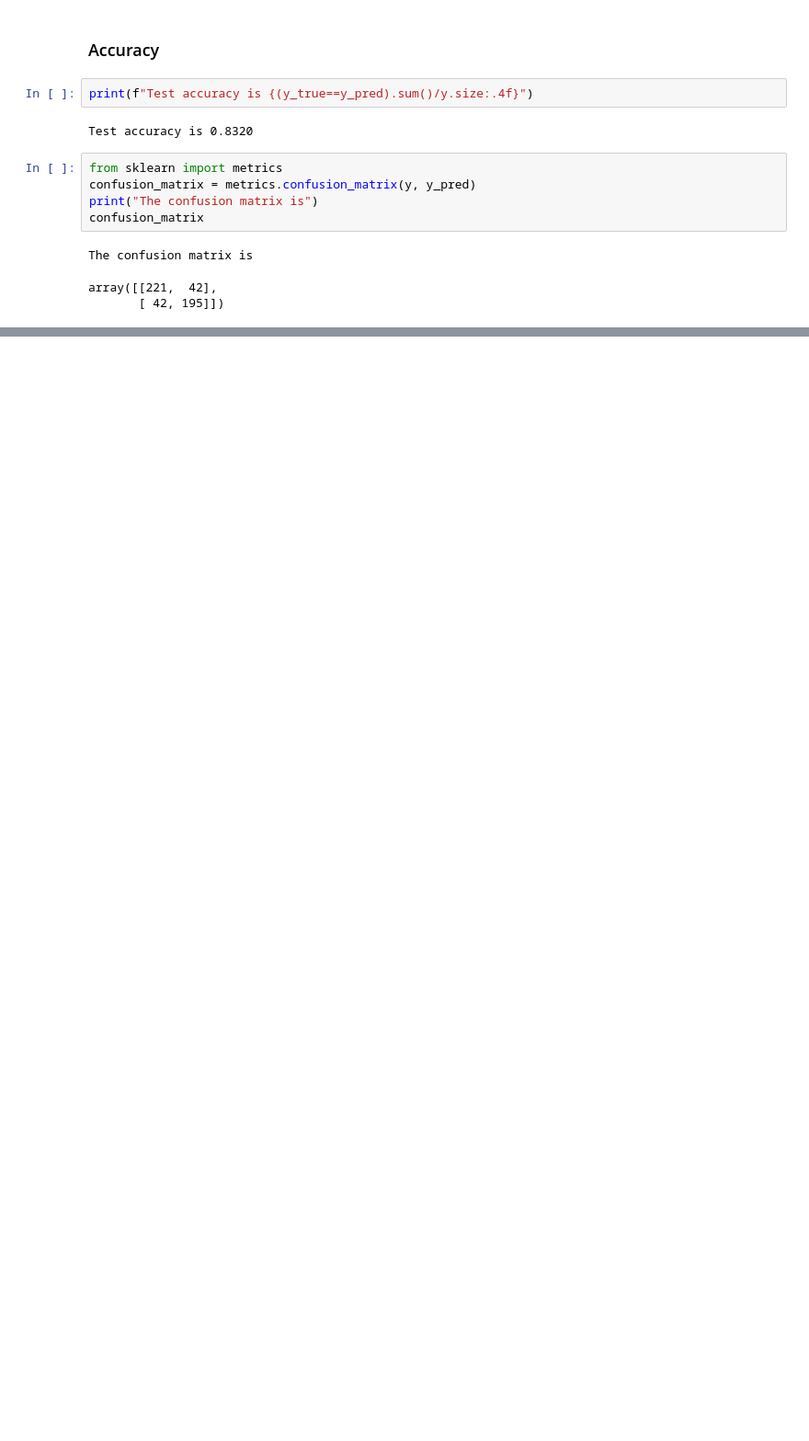
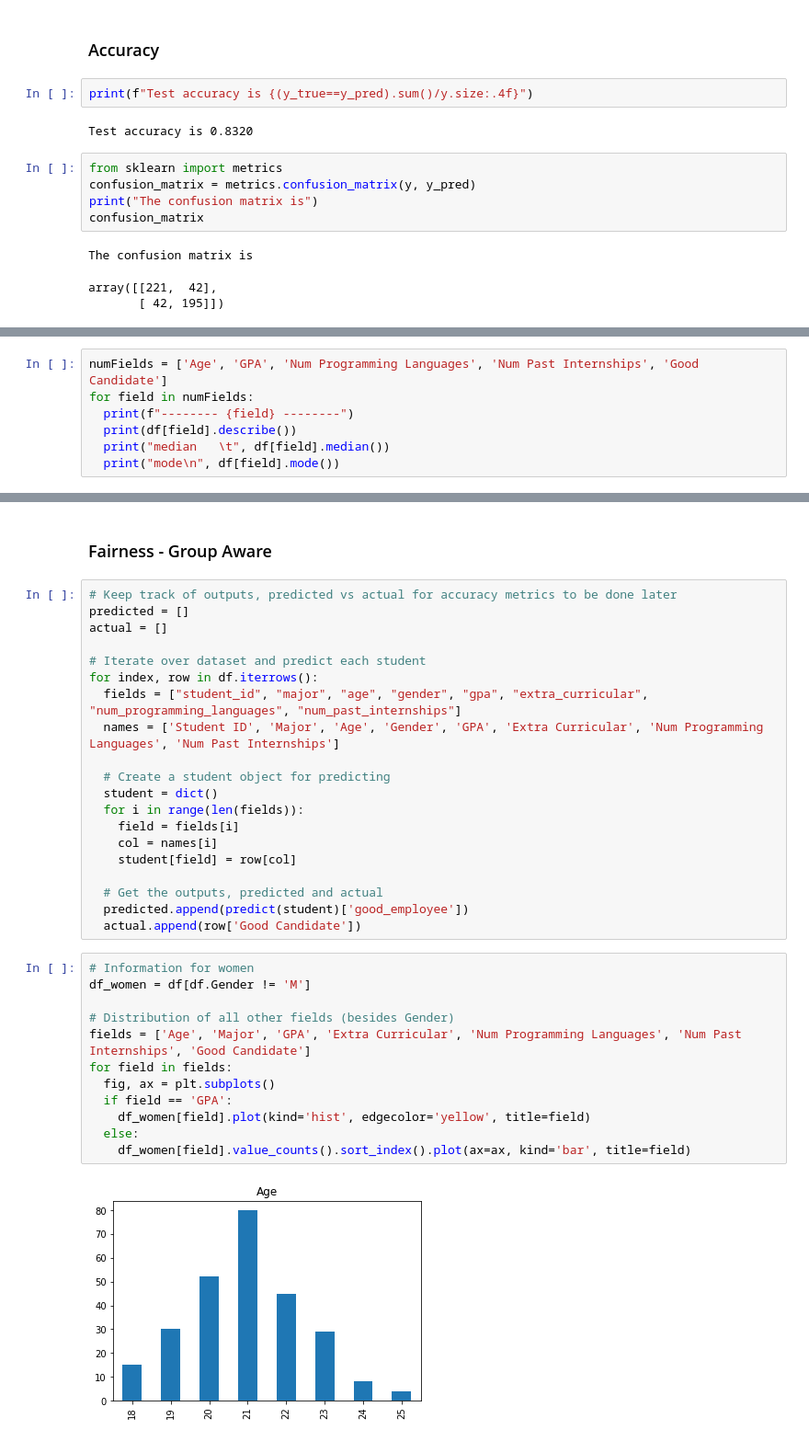
Before and after one commit to CMU-17313Q/fall23-nodebb-the-powerpuff-girls, a Jupyter notebook: career-model/JupyterNotebook.ipynb, the cells around one changed output, grey strips where cells are left out. Shown at 92% size. Saved outputs shown, nothing was run; the diff lists cells and outputs as text; blank space fills up the shorter version.

Commit message:
added fairness and performance evaluations

```diff
--- a/career-model/JupyterNotebook.ipynb
+++ b/career-model/JupyterNotebook.ipynb
@@ -280,0 +358,7 @@ cm_display.plot()
+# %%
+numFields = ['Age', 'GPA', 'Num Programming Languages', 'Num Past Internships', 'Good Candidate']
+for field in numFields:
+  print(f"-------- {field} --------")
+  print(df[field].describe())
+  print("median   \t", df[field].median())
+  print("mode\n", df[field].mode())
@@ -280,0 +415,36 @@ cm_display.plot()
+# %% [markdown]
+### Fairness - Group Aware
+# %%
+# Keep track of outputs, predicted vs actual for accuracy metrics to be done later
+predicted = []
+actual = []
+
+# Iterate over dataset and predict each student
+for index, row in df.iterrows():
+  fields = ["student_id", "major", "age", "gender", "gpa", "extra_curricular", "num_programming_languages", "num_past_internships"]
+  names = ['Student ID', 'Major', 'Age', 'Gender', 'GPA', 'Extra Curricular', 'Num Programming Languages', 'Num Past Internships']
+
+  # Create a student object for predicting
+  student = dict()
+  for i in range(len(fields)):
+    field = fields[i]
+    col = names[i]
+    student[field] = row[col]
+
+  # Get the outputs, predicted and actual
+  predicted.append(predict(student)['good_employee'])
+  actual.append(row['Good Candidate'])
+# %%
+# Information for women
+df_women = df[df.Gender != 'M']
+
+# Distribution of all other fields (besides Gender)
+fields = ['Age', 'Major', 'GPA', 'Extra Curricular', 'Num Programming Languages', 'Num Past Internships', 'Good Candidate']
+for field in fields:
+  fig, ax = plt.subplots()
+  if field == 'GPA':
+    df_women[field].plot(kind='hist', edgecolor='yellow', title=field)
+  else:
+    df_women[field].value_counts().sort_index().plot(ax=ax, kind='bar', title=field)
+# %% [output]
+[figure, added]
```
Also changed, not shown: parts of 32 cells of this notebook.
